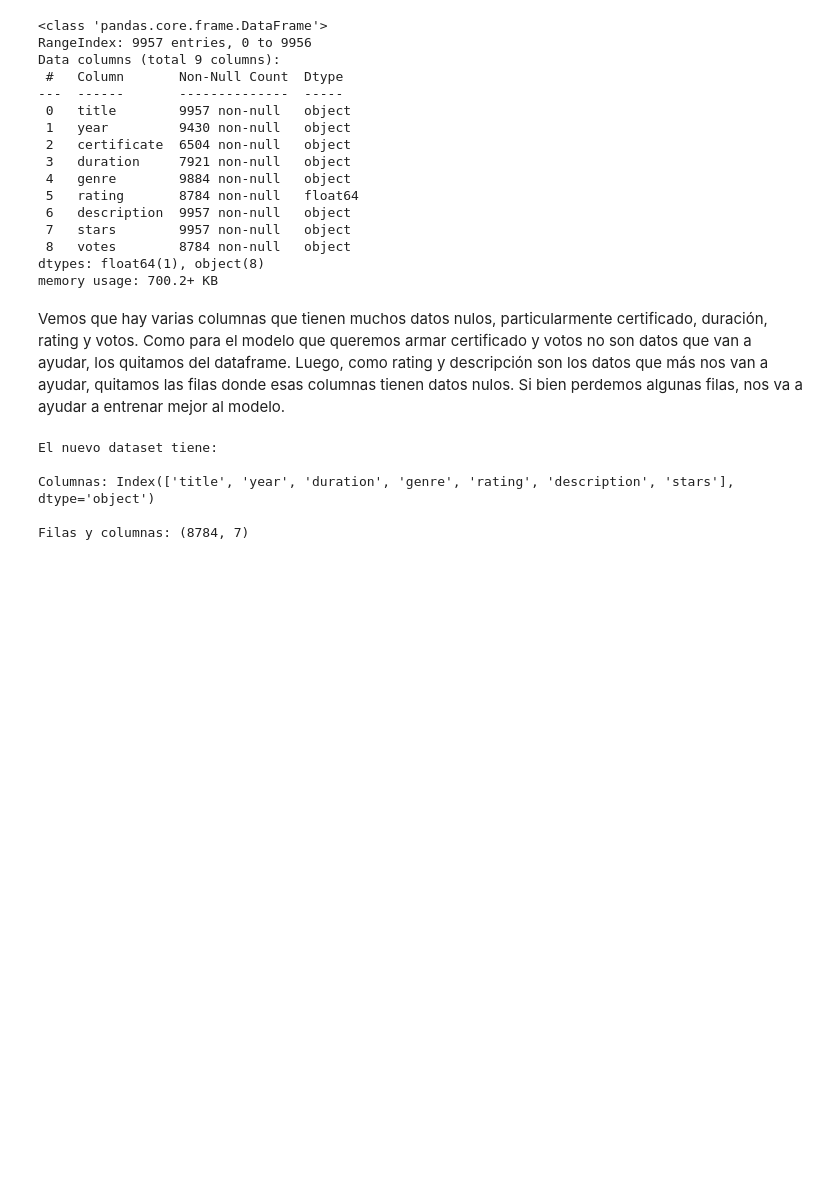
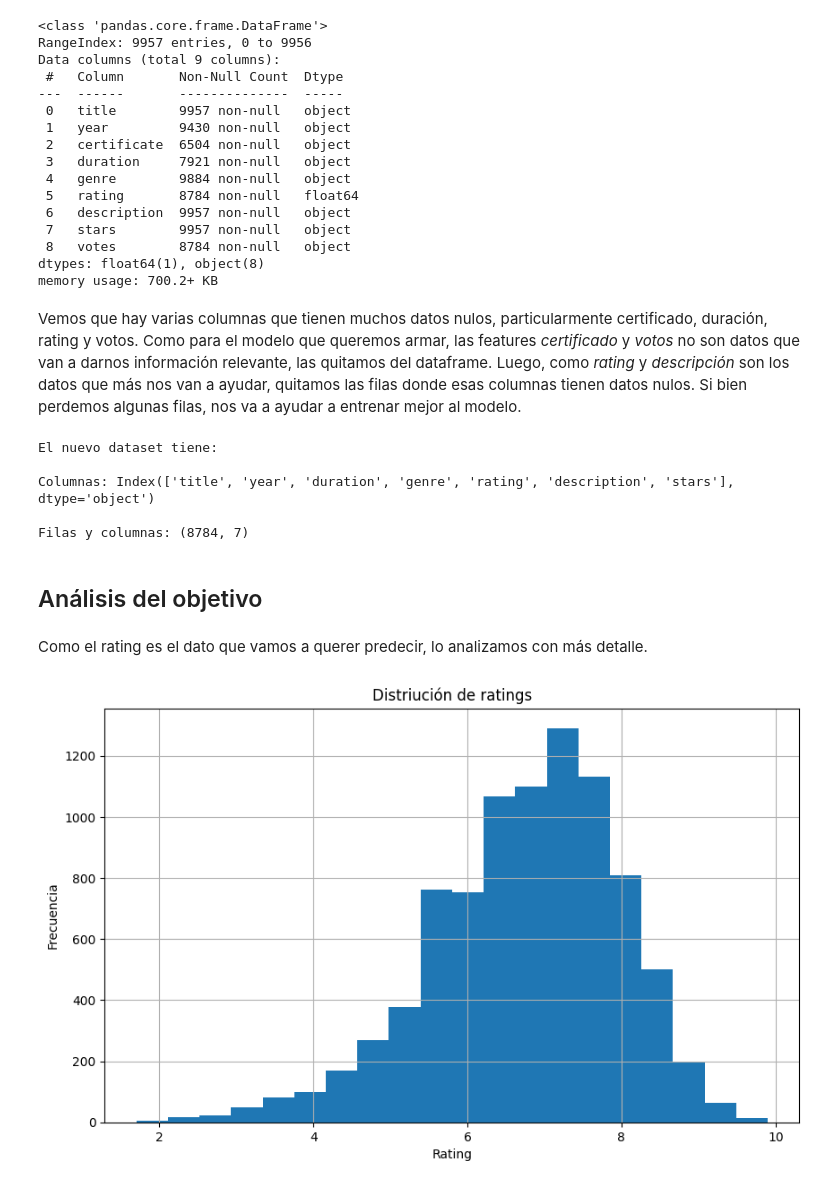
Before and after one commit to solmoon16/aprendizajeAutomatico, a Jupyter notebook: analisisIMDB.ipynb, the cells around one changed output. Drawn from its saved outputs; the diff is of its cells as text; code cells hidden in the pictures; blank space fills up the shorter version.

```diff
--- a/analisisIMDB.ipynb
+++ b/analisisIMDB.ipynb
@@ -13,5 +18,5 @@ Vamos a usar el dataset IMDB, pero primero tenemos que analizar qué datos tiene
 # %%
-dataset = pd.read_csv('/home/solmoon/aprendizaje_automatico/IMBD.csv')
+dataset = pd.read_csv('/content/IMBD.csv')
 df = pd.DataFrame(dataset)
 print('Primeras filas:')
 df.head()
@@ -83,8 +88,8 @@ Data columns (total 9 columns):
 dtypes: float64(1), object(8)
 memory usage: 700.2+ KB
 # %% [markdown]
-Vemos que hay varias columnas que tienen muchos datos nulos, particularmente certificado, duración, rating y votos. Como para el modelo que queremos armar certificado y votos no son datos que van a ayudar, los quitamos del dataframe.
-Luego, como rating y descripción son los datos que más nos van a ayudar, quitamos las filas donde esas columnas tienen datos nulos. Si bien perdemos algunas filas, nos va a ayudar a entrenar mejor al modelo.
+Vemos que hay varias columnas que tienen muchos datos nulos, particularmente certificado, duración, rating y votos. Como para el modelo que queremos armar, las features *certificado* y *votos* no son datos que van a darnos información relevante, las quitamos del dataframe.
+Luego, como *rating* y *descripción* son los datos que más nos van a ayudar, quitamos las filas donde esas columnas tienen datos nulos. Si bien perdemos algunas filas, nos va a ayudar a entrenar mejor al modelo.
 # %%
 df = df.drop(columns=['certificate', 'votes'])
 df = df.dropna(subset=['rating', 'description'])
@@ -99,3 +104,16 @@ El nuevo dataset tiene:
 Columnas: Index(['title', 'year', 'duration', 'genre', 'rating', 'description', 'stars'], dtype='object')
 
 Filas y columnas: (8784, 7)
+# %% [markdown]
+## Análisis del objetivo
+# %% [markdown]
+Como el rating es el dato que vamos a querer predecir, lo analizamos con más detalle.
+# %%
+plt.figure(figsize=(10,6))
+df['rating'].hist(bins=20)
+plt.title('Distriución de ratings')
+plt.xlabel('Rating')
+plt.ylabel('Frecuencia')
+plt.show()
+# %% [output]
+[figure, added]
```
Also changed, not shown: parts of 59 cells of this notebook.
